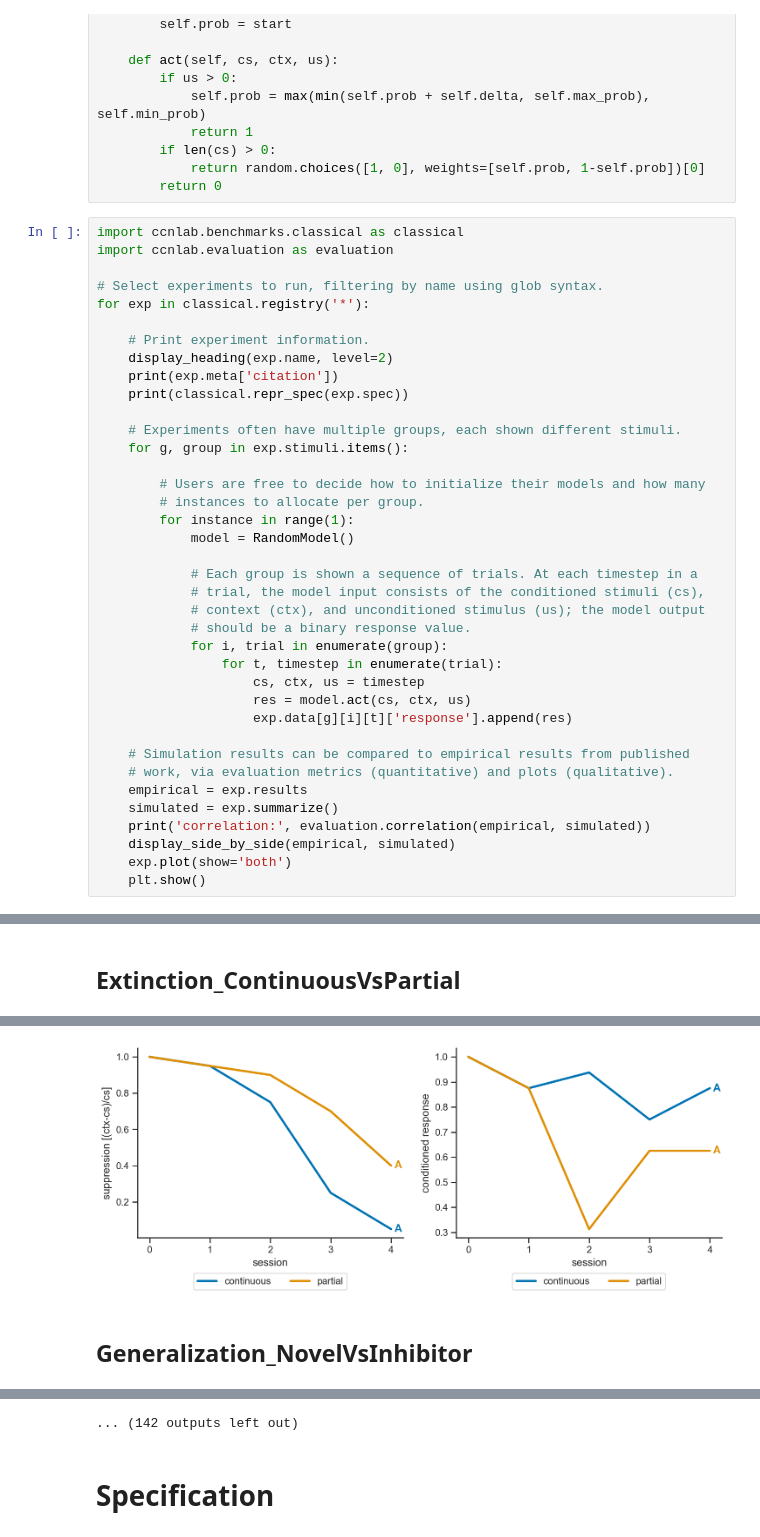
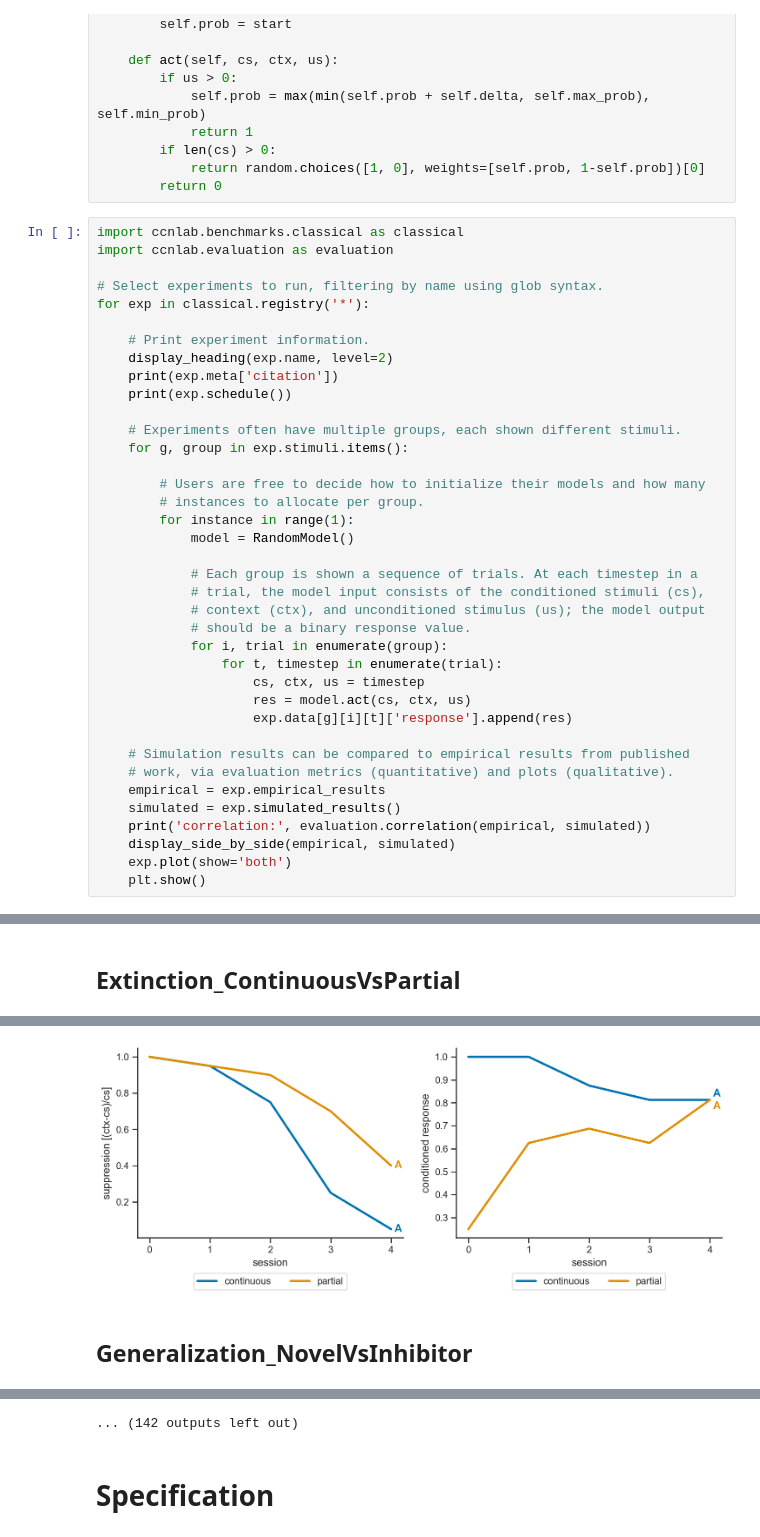
Before and after one commit to nikhilxb/ccnlab, a Jupyter notebook: ClassicalConditioning.ipynb, the cells around one changed output, grey strips where cells are left out. Cells and saved outputs as stored; diff of their text form.

Commit message:
Clean up API, add documentation
- Sum responses (graded rather than binary)
- Use "simulated_results"/"empirical_results"
- Add documentation

```diff
--- a/ClassicalConditioning.ipynb
+++ b/ClassicalConditioning.ipynb
@@ -70,7 +70,7 @@ for exp in classical.registry('*'):
     # Print experiment information.
     display_heading(exp.name, level=2)
     print(exp.meta['citation'])
-    print(classical.repr_spec(exp.spec))
+    print(exp.schedule())
 
     # Experiments often have multiple groups, each shown different stimuli.
     for g, group in exp.stimuli.items():
@@ -92,8 +92,8 @@ for exp in classical.registry('*'):
 
     # Simulation results can be compared to empirical results from published
     # work, via evaluation metrics (quantitative) and plots (qualitative).
-    empirical = exp.results
-    simulated = exp.summarize()
+    empirical = exp.empirical_results
+    simulated = exp.simulated_results()
     print('correlation:', evaluation.correlation(empirical, simulated))
     display_side_by_side(empirical, simulated)
     exp.plot(show='both')
@@ -181,4 +181,4 @@ correlation: 0.13921227525256705
-[figure, old version]
+[figure, new version]
 Generalization_NovelVsInhibitor
 Kutlu & Schmajuk (2012)
 control:
```
Also changed, not shown: parts of 4 cells of this notebook, 11 other files.
